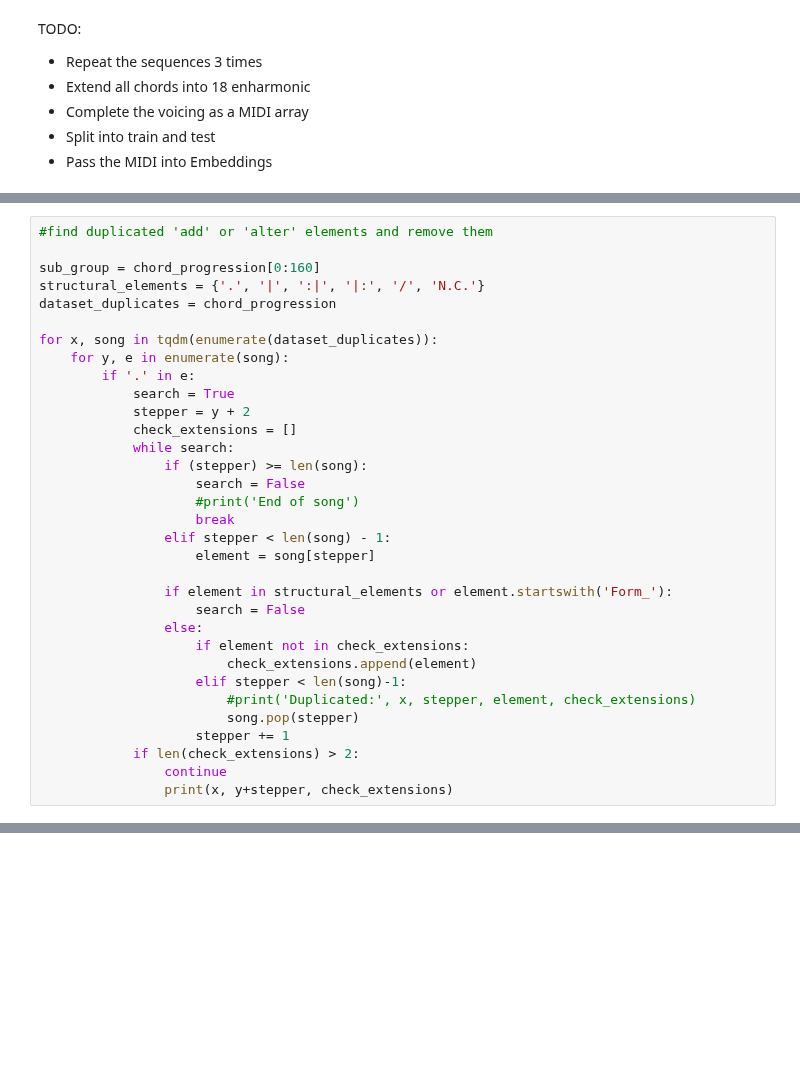
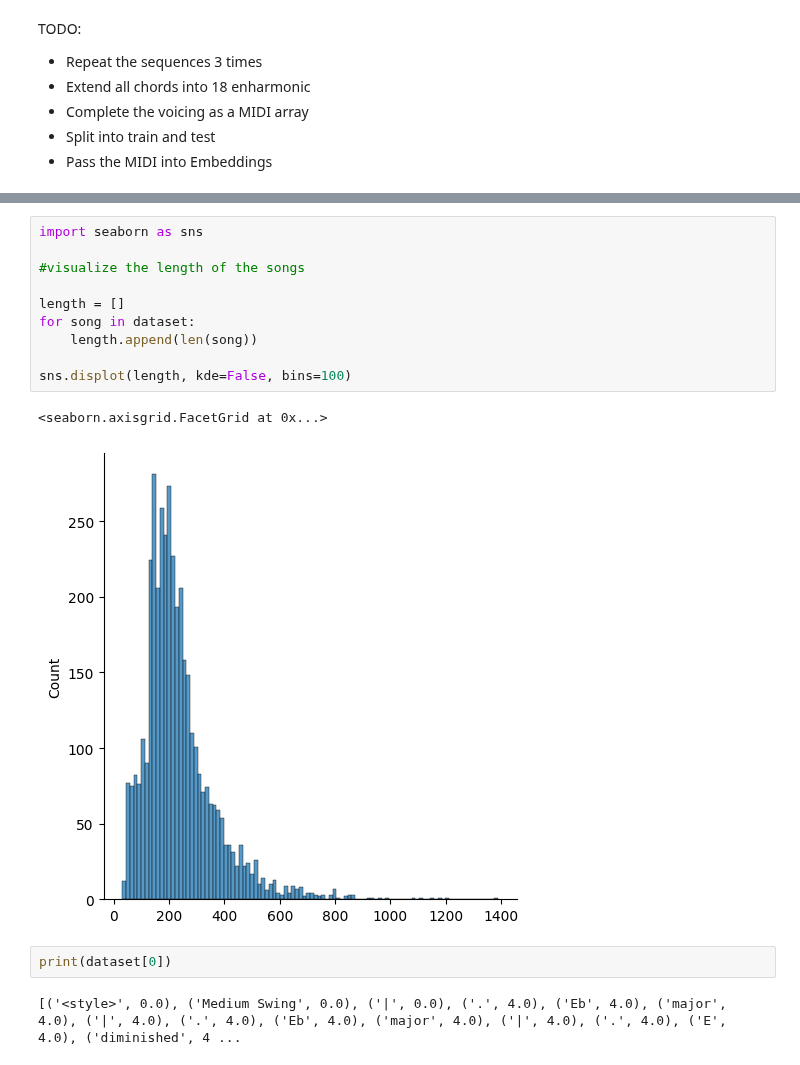
Before and after one commit to fosfrancesco/chromaflow, a Jupyter notebook: src/musicXML_parser.ipynb, the cells around one changed output, grey strips where cells are left out. Cells and saved outputs as stored; diff of their text form; blank space fills up the shorter version.

```diff
--- a/src/musicXML_parser.ipynb
+++ b/src/musicXML_parser.ipynb
@@ -166,33 +327,0 @@ print(all_meta[id])
-# %%
-#find duplicated 'add' or 'alter' elements and remove them
-
-sub_group = chord_progression[0:160]
-structural_elements = {'.', '|', ':|', '|:', '/', 'N.C.'}
-dataset_duplicates = chord_progression
-
-for x, song in tqdm(enumerate(dataset_duplicates)):
-    for y, e in enumerate(song):
-        if '.' in e:
-            search = True
-            stepper = y + 2
-            check_extensions = []
-            while search:
-                if (stepper) >= len(song):
-                    search = False
-                    #print('End of song')
-                    break
-                elif stepper < len(song) - 1:
-                    element = song[stepper]
-
-                if element in structural_elements or element.startswith('Form_'):
-                    search = False
-                else:
-                    if element not in check_extensions:
-                        check_extensions.append(element)
-                    elif stepper < len(song)-1:
-                        #print('Duplicated:', x, stepper, element, check_extensions)
-                        song.pop(stepper)
-                    stepper += 1
-            if len(check_extensions) > 2:
-                continue
-                print(x, y+stepper, check_extensions)
@@ -250,0 +328,17 @@ for x, song in enumerate(dataset_duplicates):
+# %%
+import seaborn as sns
+
+#visualize the length of the songs
+
+length = []
+for song in dataset:
+    length.append(len(song))
+
+sns.displot(length, kde=False, bins=100)
+# %% [output]
+<seaborn.axisgrid.FacetGrid at 0x...>
+[figure, added]
+# %%
+print(dataset[0])
+# %% [output]
+[('<style>', 0.0), ('Medium Swing', 0.0), ('|', 0.0), ('.', 4.0), ('Eb', 4.0), ('major', 4.0), ('|', 4.0), ('.', 4.0), ('Eb', 4.0), ('major', 4.0), ('|', 4.0), ('.', 4.0), ('E', 4.0), ('diminished', 4 ...
```
Also changed, not shown: parts of 27 cells of this notebook, 2 other files.
